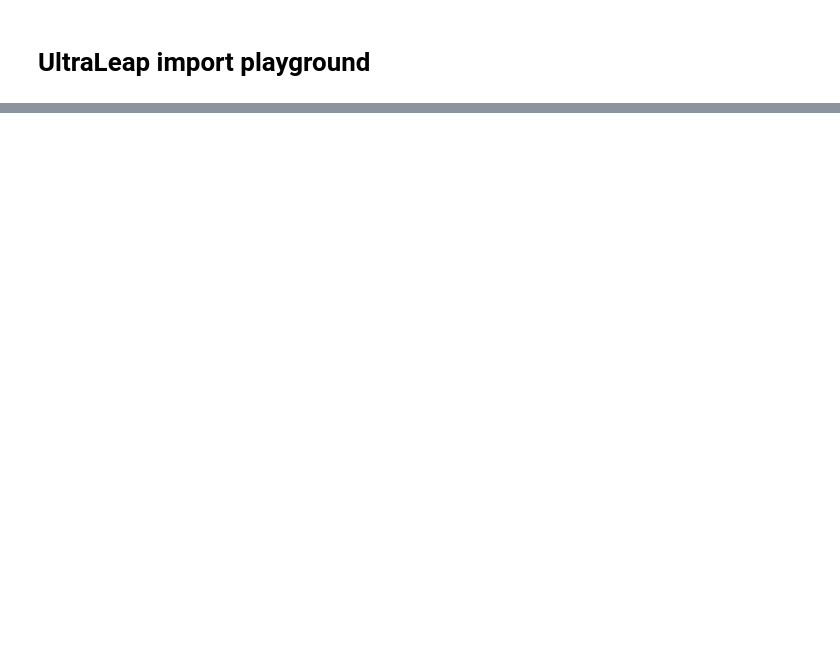
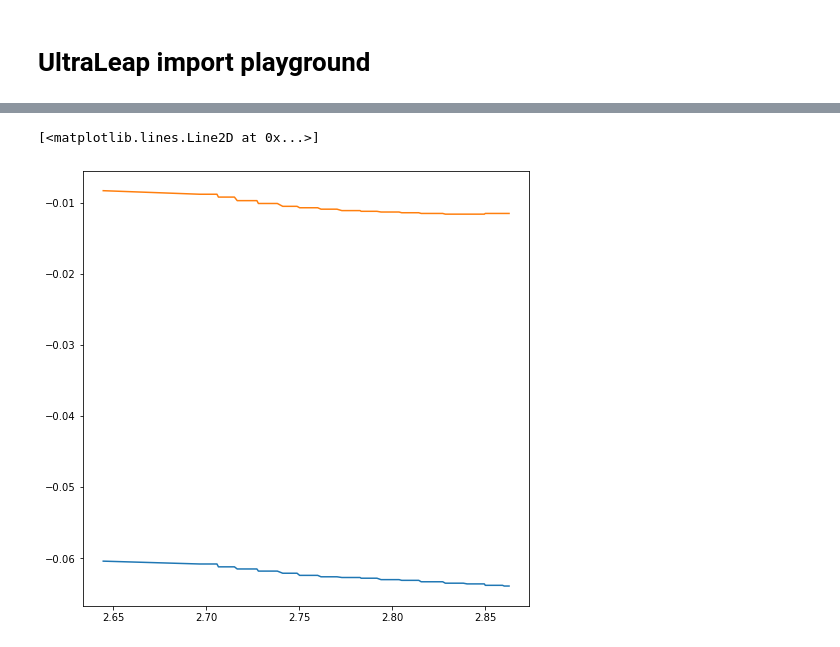
Before and after one commit to jgvhabets/ultraleap-tracking, a Jupyter notebook: py_analysis/preprocessing/import_playground.ipynb, the cells around one changed output, grey strips where cells are left out. Drawn from its saved outputs; the diff is of its cells as text; code cells hidden in the pictures; blank space fills up the shorter version.

Commit message:
ENH: added most recent py-functions and notebook for import

```diff
--- a/py_analysis/preprocessing/import_playground.ipynb
+++ b/py_analysis/preprocessing/import_playground.ipynb
@@ -14,4 +18,4 @@ import movement_calc.calc_3d_distances as calc_3d
 # %%
 # Find common relative path and directory structure
 proj_dir = import_unity.find_project_dir(os.getcwd())
-data_dir = os.path.join(proj_dir, 'data')
+data_dir = os.path.join(proj_dir, 'code\\ultraleap-hand-tracking\\unity\\builds\\VR\\ultraleap_hand_tracking_Data\\log_files')
@@ -26,14 +37,19 @@ data = {}
 
 # select one file, or take testfiles from previous cell
 
-f = '/Users/jeroenhabets/Research/CHARITE/projects/ultraleap_handtracking/data/test/log_files/14_07_2022_18_28_grabbing/positionData_lh.tsv'
+# f = '13_09_2022_18_22_29_10_fist_f\\position_data_lh.csv'
+
+f = '19_09_2022_14_10_06/position_data_rh.csv'
+
 # for f in testfiles:
 
 side = f[-6:-4]
 
-df = pd.read_csv(
-    f,  #os.path.join(data_dir, 'test', f),
-    delimiter='\t',
-    on_bad_lines='skip',  # 'warn'
-)
-data[side] = import_unity.unityData_2_DataFrame(df)
+#data[side] = import_unity.unityData_2_DataFrame(df)
+# %%
+
+df = import_dat.import_string_data(
+    file_path=os.path.join(os.path.join(data_dir, f))
+)
+
+df
@@ -39,0 +70,13 @@ data[side] = import_unity.unityData_2_DataFrame(df)
+# %%
+plt.figure(figsize=(8, 8))
+plt.plot(
+    df.iloc[:100]['program_time'],
+    df.iloc[:100]['palm_x']
+)
+plt.plot(
+    df.iloc[:100]['program_time'],
+    df.iloc[:100]['index_tip_x']
+)
+# %% [output]
+[<matplotlib.lines.Line2D at 0x...>]
+[figure, added]
```
Also changed, not shown: parts of 27 cells of this notebook, 1 other file.
